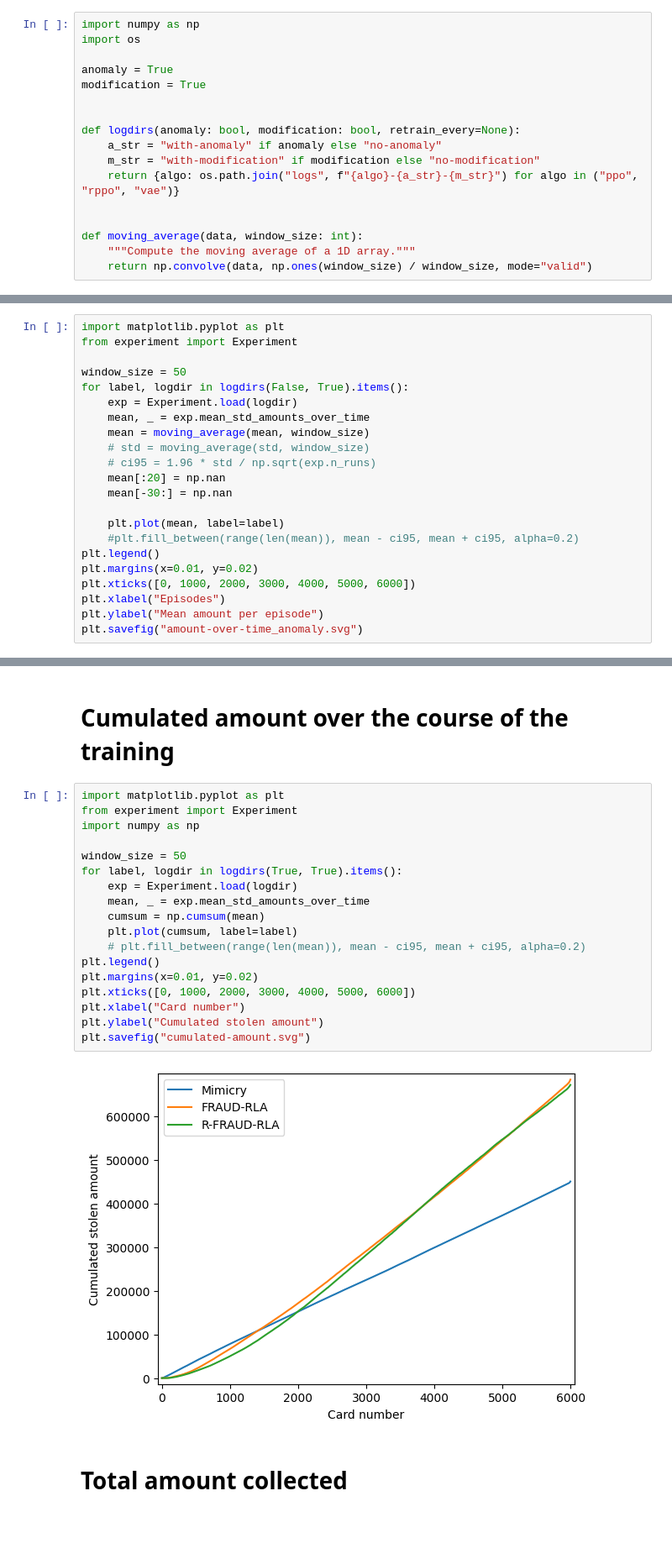
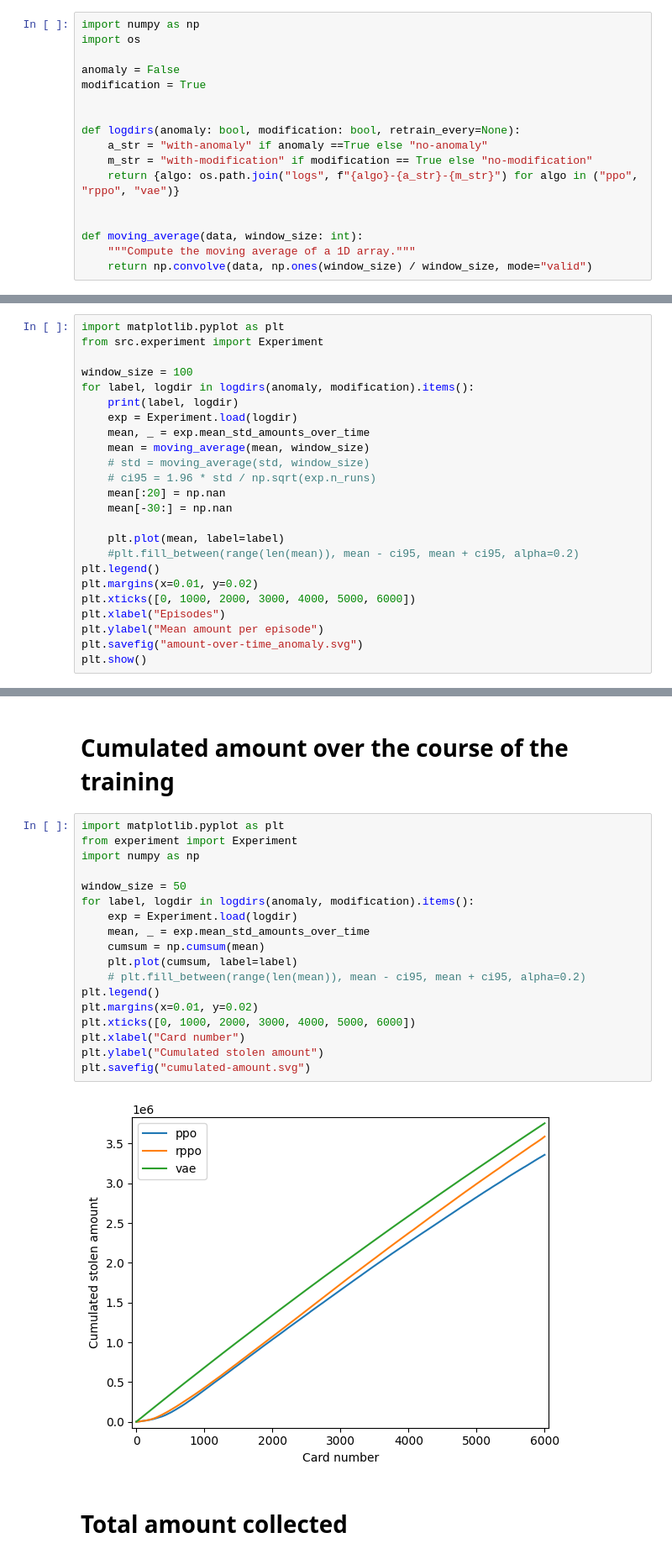
Before and after one commit to FaramirHurin/RL_Attack_September24, a Jupyter notebook: agents-comparison.ipynb, the cells around one changed output, grey strips where cells are left out. Shown at 84% size. Cells and saved outputs as stored; diff of their text form; blank space fills up the shorter version.

Commit message:
Cleaning the experiments analysis

```diff
--- a/agents-comparison.ipynb
+++ b/agents-comparison.ipynb
@@ -4,13 +10,13 @@
 import numpy as np
 import os
 
-anomaly = True
+anomaly = False
 modification = True
 
 
 def logdirs(anomaly: bool, modification: bool, retrain_every=None):
-    a_str = "with-anomaly" if anomaly else "no-anomaly"
-    m_str = "with-modification" if modification else "no-modification"
+    a_str = "with-anomaly" if anomaly ==True else "no-anomaly"
+    m_str = "with-modification" if modification == True else "no-modification"
     return {algo: os.path.join("logs", f"{algo}-{a_str}-{m_str}") for algo in ("ppo", "rppo", "vae")}
 
 
@@ -21,10 +27,11 @@ def moving_average(data, window_size: int):
 # Average amount per card over the course of the training
 # %%
 import matplotlib.pyplot as plt
-from experiment import Experiment
+from src.experiment import Experiment
 
-window_size = 50
-for label, logdir in logdirs(False, True).items():
+window_size = 100
+for label, logdir in logdirs(anomaly, modification).items():
+    print(label, logdir)
     exp = Experiment.load(logdir)
     mean, _ = exp.mean_std_amounts_over_time
     mean = moving_average(mean, window_size)
@@ -41,4 +48,5 @@ plt.xticks([0, 1000, 2000, 3000, 4000, 5000, 6000])
 plt.xlabel("Episodes")
 plt.ylabel("Mean amount per episode")
 plt.savefig("amount-over-time_anomaly.svg")
+plt.show()
 # %% [output]
@@ -48,23 +59,23 @@ plt.savefig("amount-over-time_anomaly.svg")
 # %%
 import matplotlib.pyplot as plt
 from experiment import Experiment
 import numpy as np
 
 window_size = 50
-for label, logdir in logdirs(True, True).items():
+for label, logdir in logdirs(anomaly, modification).items():
     exp = Experiment.load(logdir)
     mean, _ = exp.mean_std_amounts_over_time
     cumsum = np.cumsum(mean)
     plt.plot(cumsum, label=label)
     # plt.fill_between(range(len(mean)), mean - ci95, mean + ci95, alpha=0.2)
 plt.legend()
 plt.margins(x=0.01, y=0.02)
 plt.xticks([0, 1000, 2000, 3000, 4000, 5000, 6000])
 plt.xlabel("Card number")
 plt.ylabel("Cumulated stolen amount")
 plt.savefig("cumulated-amount.svg")
 # %% [output]
-[figure, old version]
+[figure, new version]
 # %% [markdown]
 # Total amount collected
 # %%
```
Also changed, not shown: parts of 8 cells of this notebook, 3 other files.
